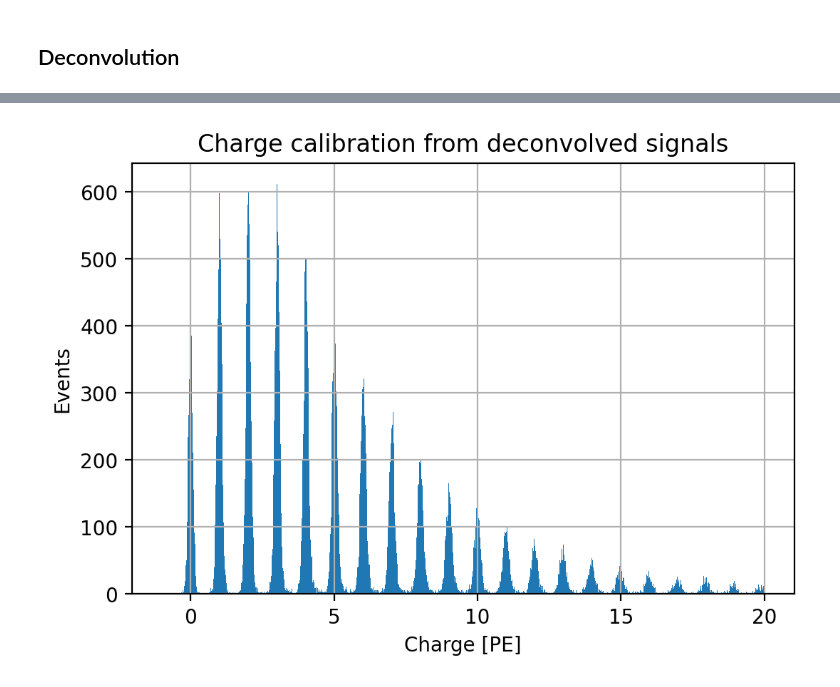
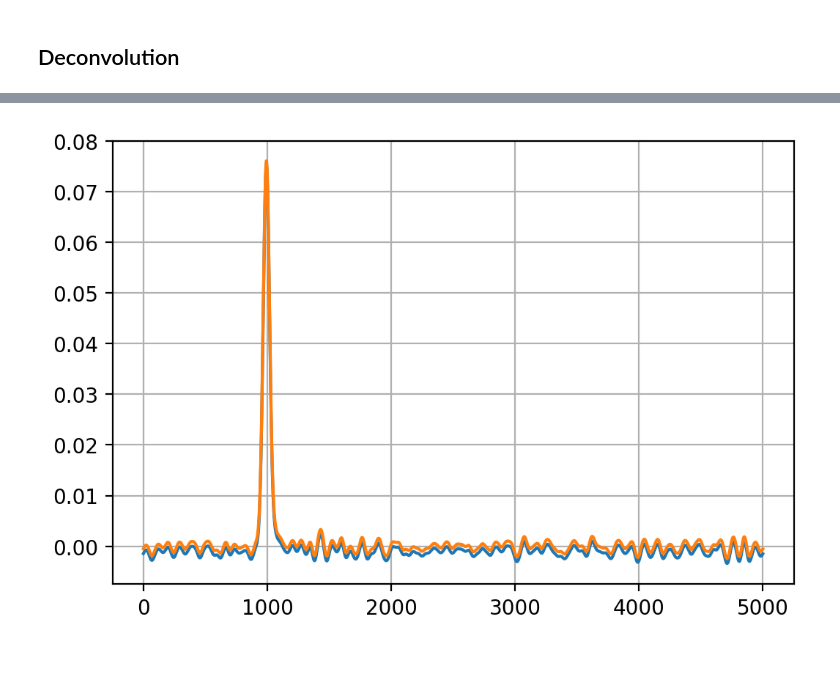
Before and after one commit to rodralva/JOYTHON_TOOLS, a Jupyter notebook: notebooks/Calibration.ipynb, the cells around one changed output, grey strips where cells are left out. Saved outputs shown, nothing was run; the diff lists cells and outputs as text; code cells hidden in the pictures; blank space fills up the shorter version.

```diff
--- a/notebooks/Calibration.ipynb
+++ b/notebooks/Calibration.ipynb
@@ -71,23 +87,21 @@ gauss_F=gauss(np.arange(len(XA_SER_FFT)),sigma=30,n=2)
 # %%
-#Deconvolve
+
+if WEEK=="DAPHNE_VUV"  : gauss_F=gauss(np.arange(len(XA_SER_FFT)),sigma=30,n=2);
+if WEEK=="APSAIA_VUV_2": gauss_F=gauss(np.arange(len(XA_SER_FFT)),sigma=30,n=2);
+
+# Deconvolve
+# ADC_dec=deconvolve(ADC[:10],XA_SER,gauss_F)
 ADC_dec=deconvolve(ADC,XA_SER,gauss_F)
 
+plt.figure(dpi=200)
 if DEBUG:
     plt.plot(ADC_dec[1])
 #recalculate pedestal
 Pedestal_vars_SW=compute_Pedestal_slidingWindows(ADC_dec)
 ADC_dec=substract_Pedestal((ADC_dec,Pedestal_vars_SW,1))
 if DEBUG:
     plt.plot(ADC_dec[1])
 
-charge=np.sum(ADC_dec[:,900:1200],axis=1)
+plt.grid()
+# %% [output]
+[figure, added]
-# %%
-plt.figure(dpi=200)
-plt.hist(charge,1000,[-1,20]);
-# plt.semilogy()
-plt.xlabel("Charge [PE]")
-plt.ylabel("Events")
-plt.title("Charge calibration from deconvolved signals")
-plt.grid()
-# %% [output]
-[figure, removed]
```
Also changed, not shown: parts of 20 cells of this notebook, 14 other files.
